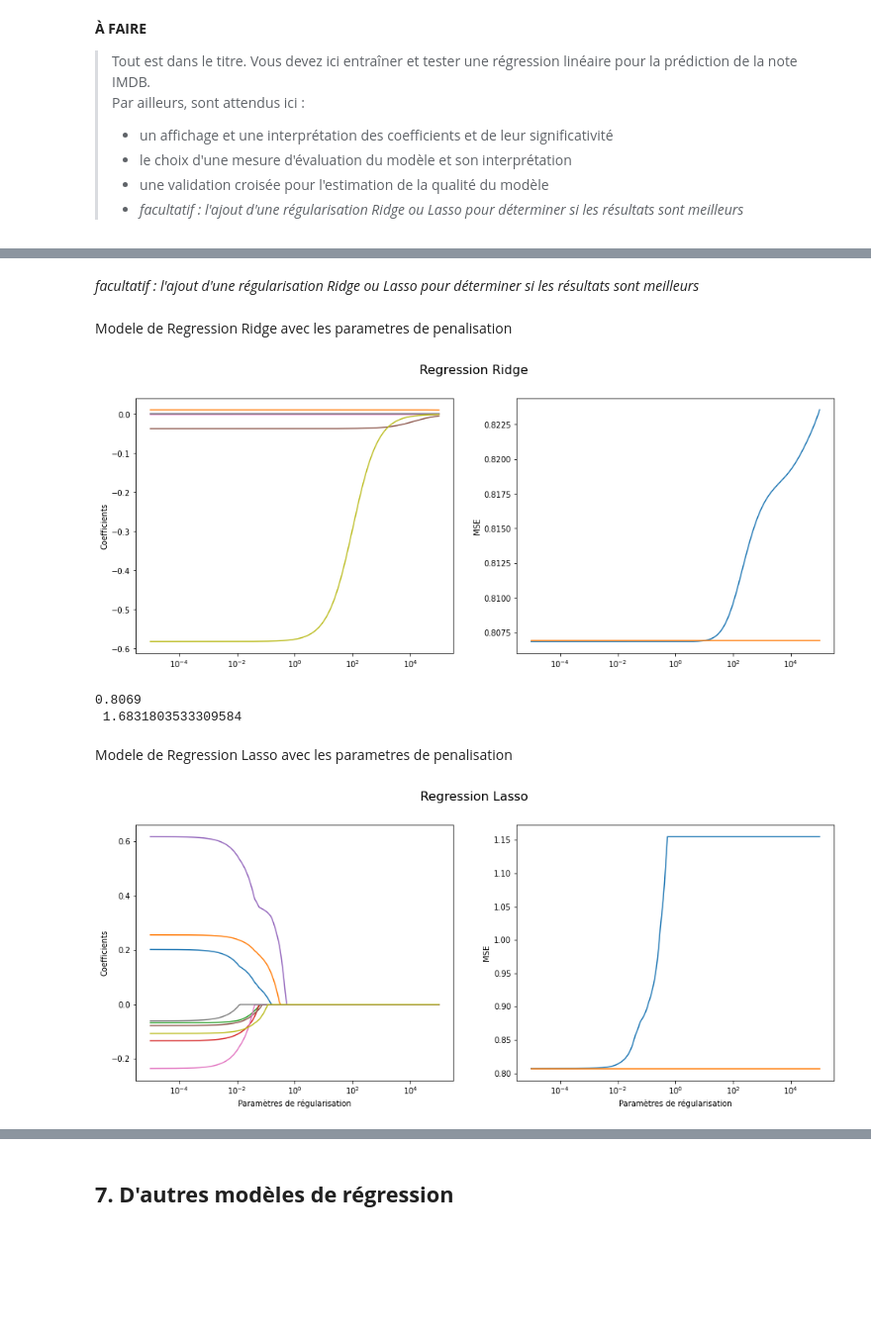
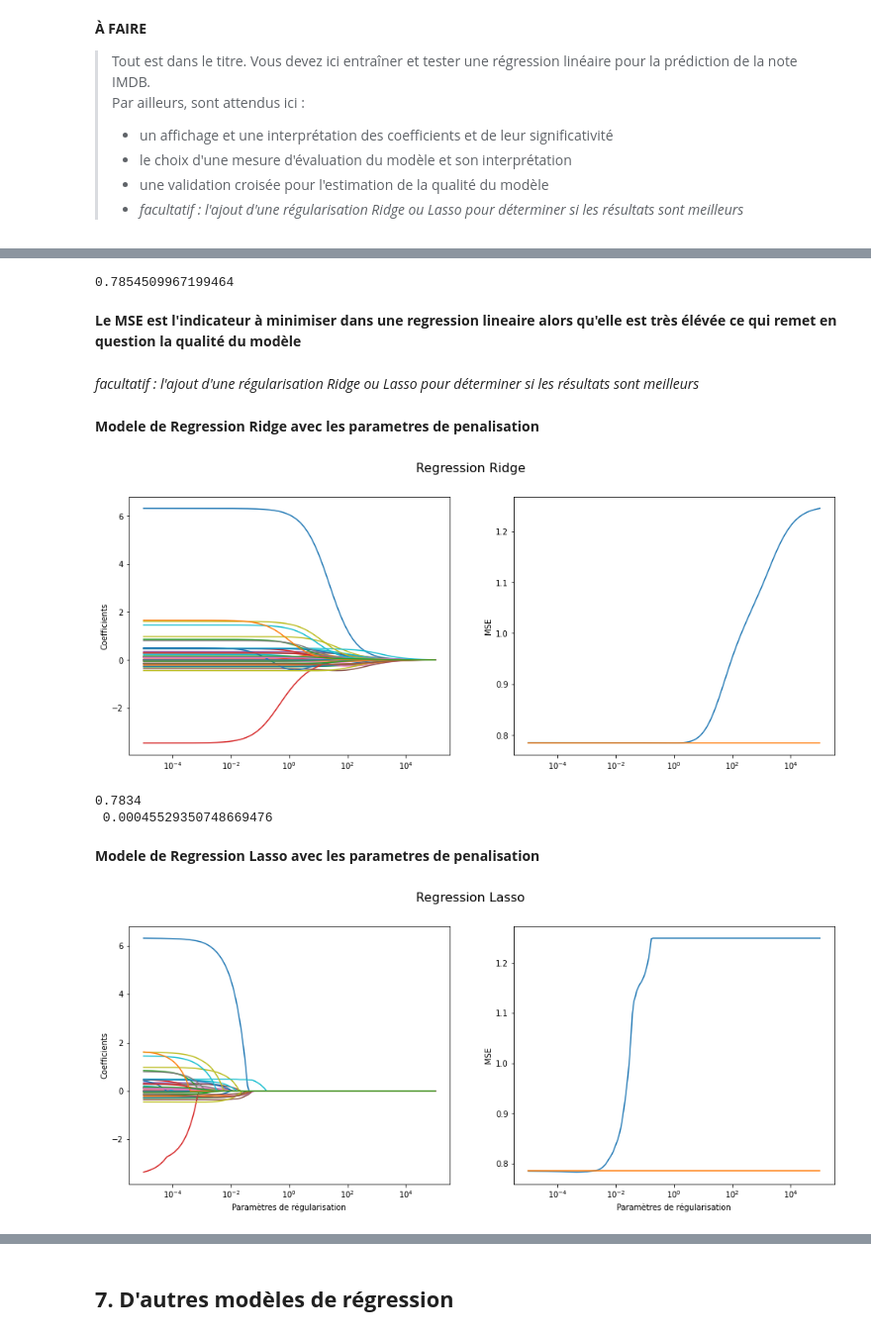
Before and after one commit to adjanorpro18/IA-Modelisation, a Jupyter notebook: Projets/Projet P4 - Révisions ML du preprocessing au template/Projet P4 - revisions ML.ipynb, the cells around one changed output, grey strips where cells are left out. Shown: that part at 99% size. Saved outputs shown, nothing was run; the diff lists cells and outputs as text; code cells hidden in the pictures; blank space fills up the shorter version.

```diff
--- a/Projets/Projet P4 - Révisions ML du preprocessing au template/Projet P4 - revisions ML.ipynb
+++ b/Projets/Projet P4 - Révisions ML du preprocessing au template/Projet P4 - revisions ML.ipynb
@@ -488,7 +560,6 @@ X_train.shape, X_test.shape, y_train.shape, y_test.shape
 # %%
 #standardisation des variables du modele
-
-from sklearn.preprocessing import StandardScaler
-sc = StandardScaler()
-X_train_std = sc.fit_transform(X_train)
-X_test_std = sc.transform(X_test)
+from sklearn.preprocessing import MinMaxScaler
+scaler = MinMaxScaler()
+X_train = pd.DataFrame(scaler.fit_transform(X_train), columns=X_train.columns, index=X_train.index)
+X_test = pd.DataFrame(scaler.transform(X_test), columns = X_train.columns, index = X_test.index)
@@ -508,5 +604,5 @@ Il est important de souligner ici que la standardisation des varaibles n'impacte
 # %%
-from sklearn.linear_model import LinearRegression
-linear = LinearRegression()
-linear.fit(X_train_std, y_train)
+from sklearn.model_selection import cross_val_score
+
+cross_val_score(LinearRegression(), X_train, y_train, cv=None)
 # %% [output]
@@ -566,7 +612,15 @@ error0
+# %%
+X_test_const = add_constant(X_test)
+error0 =mean_squared_error(OLS(y_train,add_constant(X_train)).fit().predict(add_constant(X_test)),y_test)
+error0
+# %% [output]
+0.7854509967199464
+# %% [markdown]
+**Le MSE est l'indicateur à minimiser dans une regression lineaire alors qu'elle est très élévée ce qui remet en question la qualité du modèle**
 # %% [markdown]
 *facultatif : l'ajout d'une régularisation Ridge ou Lasso pour déterminer si les résultats sont meilleurs*
 # %% [markdown]
- Modele de Regression Ridge avec les parametres de penalisation
+ **Modele de Regression Ridge avec les parametres de penalisation**
 # %%
 # Définition des coefficients de regularisation à tester
 alphas = np.logspace(-5, 5, 200)
@@ -577,41 +631,41 @@ ridge = Ridge()
 # on va entrainer le modèle
 
 coefs = []
-errors = []
+errors_ridge = []
 for a in alphas:
   ridge.set_params(alpha = a)
   ridge.fit(X_train, y_train)
   coefs.append(ridge.coef_)
-  errors.append(mean_squared_error(ridge.predict(X_test), y_test))
+  errors_ridge.append(mean_squared_error(ridge.predict(X_test), y_test))
 # %%
 # Mettons en exergue l'affichage des courbes d'évolution des coef et des erreurs en foncion des valeurs de alphas
 fig, (ax1, ax2) = plt.subplots(1,2, figsize=(16,6))
 
 
 ax1.plot(alphas, coefs)
 ax1.set_xscale('log')
 ax1.set_label('Paramètres de régularisation')
 ax1.set_ylabel('Coefficients')
 
-ax2.plot(alphas, errors,[10**-5, 10**5],[error0, error0])
+ax2.plot(alphas, errors_ridge,[10**-5, 10**5],[error0, error0])
 ax2.set_xscale('log')
 ax2.set_label('Paramètres de régularisation')
 ax2.set_ylabel('MSE')
 
 plt.suptitle('Regression Ridge', fontsize=16)
 
 plt.show()
 # %% [output]
-[figure, old version]
+[figure, new version]
 # %%
 #Erreur minimum de la regression Ridge et la valeur de alpha qui minimise le modele
 
 print(round(min(errors), 4), '\n', alphas[np.argmin(errors)])
 # %% [output]
-0.8069
- 1.6831803533309584
+0.7834
+ 0.00045529350748669476
 # %% [markdown]
- Modele de Regression Lasso avec les parametres de penalisation
+ **Modele de Regression Lasso avec les parametres de penalisation**
 # %%
 from sklearn.linear_model import Lasso
 lasso = Lasso()
@@ -636,7 +690,7 @@ ax1.set_xlabel('Paramètres de régularisation')
 ax1.set_ylabel('Coefficients')
 
 
-ax2.plot(alphas, errors, [10**-5, 10**5], [error0, error0])
+ax2.plot(alphas, errors_lasso, [10**-5, 10**5], [error0, error0])
 ax2.set_xscale('log')
 ax2.set_xlabel('Paramètres de régularisation')
 ax2.set_ylabel('MSE')
@@ -645,7 +699,7 @@ ax2.set_ylabel('MSE')
 plt.suptitle('Regression Lasso', fontsize=16)
 plt.show()
 # %% [output]
-[figure, old version]
+[figure, new version]
 # %%
 #Erreur minimum de la regression Ridge et la valeur de alpha qui minimise le modele
 print(round(min(errors),4), '\n', alphas[np.argmin(errors)])
```
Also changed, not shown: parts of 111 cells of this notebook, 3 other files.
